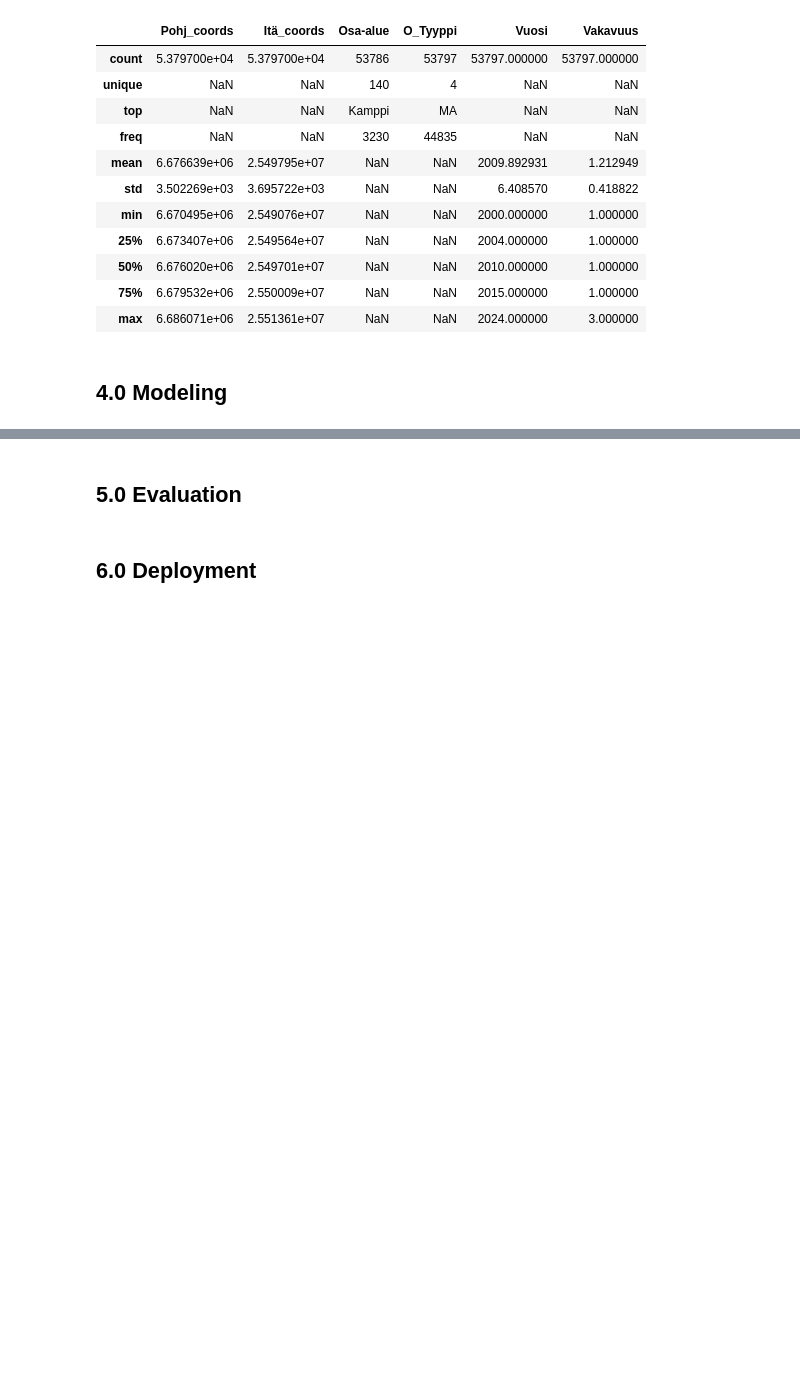
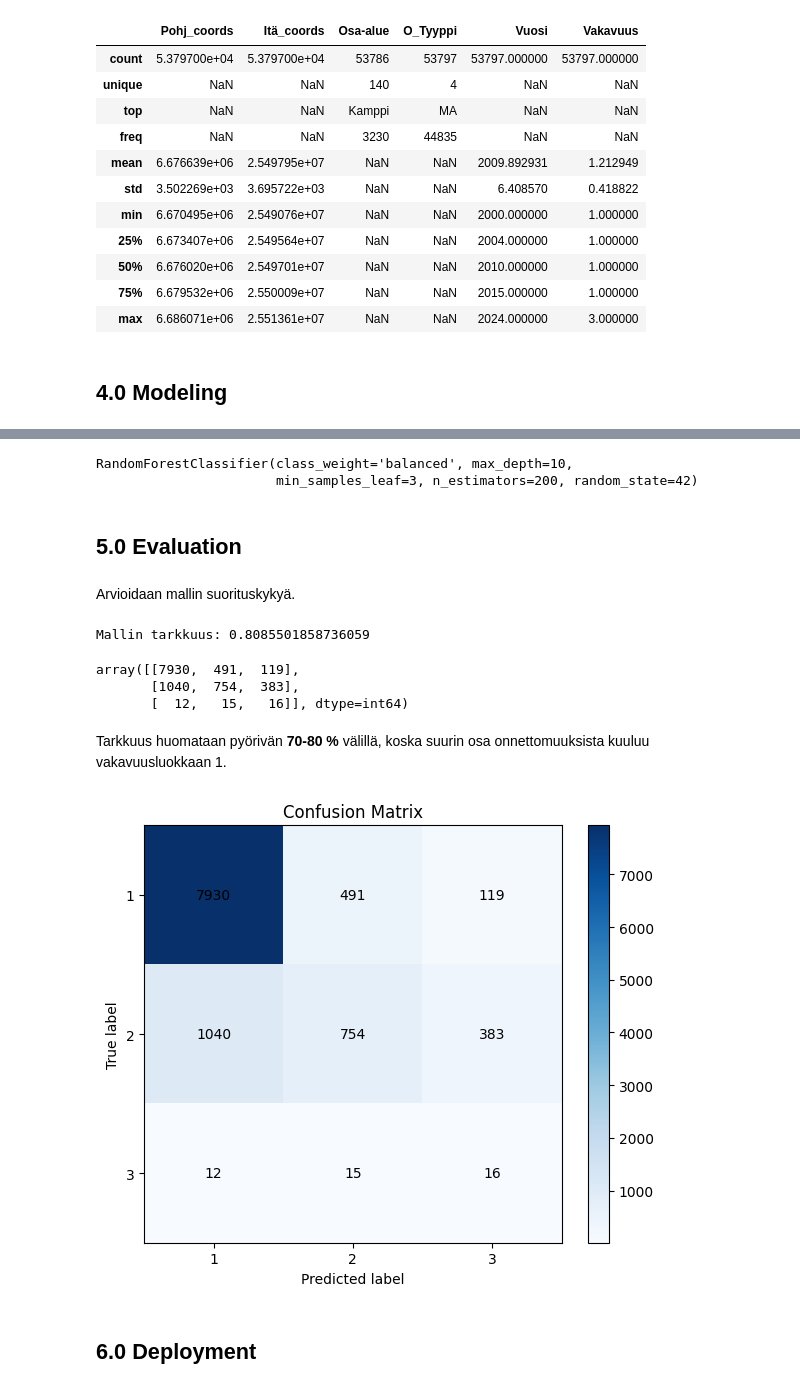
Before and after one commit to TonyKarlin/OhTu_ML_Project, a Jupyter notebook: Liikenneonnettomuudet.ipynb, the cells around one changed output, grey strips where cells are left out. Saved outputs shown, nothing was run; the diff lists cells and outputs as text; code cells hidden in the pictures; blank space fills up the shorter version.

Commit message:
Alustettu 4 modeling osiota ja 5 evaluation

```diff
--- a/Liikenneonnettomuudet.ipynb
+++ b/Liikenneonnettomuudet.ipynb
@@ -197,0 +204,3 @@ accidents.describe(include='all')
+# %%
+X = model_df.drop("Vakavuus", axis=1)
+y = model_df["Vakavuus"]
@@ -197,0 +209,7 @@ accidents.describe(include='all')
+# %%
+X_train, X_test, y_train, y_test = train_test_split(
+    X,
+    y,
+    test_size=0.2,
+    random_state=42
+)
@@ -198,4 +218,56 @@ accidents.describe(include='all')
+# %%
+rf_model = RandomForestClassifier(
+    n_estimators=200,
+    max_depth=10,
+    min_samples_leaf=3,
+    max_features="sqrt",
+    class_weight="balanced",
+    random_state=42
+)
+
+rf_model.fit(X_train, y_train)
+# %% [output]
+RandomForestClassifier(class_weight='balanced', max_depth=10,
+                       min_samples_leaf=3, n_estimators=200, random_state=42)
 # %% [markdown]
 ## 5.0 Evaluation
+# %% [markdown]
+Arvioidaan mallin suorituskykyä.
+# %%
+y_pred = rf_model.predict(X_test)
+# %%
+accuracy = accuracy_score(y_test, y_pred)
+print("Mallin tarkkuus:", accuracy)
+confusion_matrix(y_test, y_pred)
+# %% [output]
+Mallin tarkkuus: 0.8085501858736059
+array([[7930,  491,  119],
+       [1040,  754,  383],
+       [  12,   15,   16]], dtype=int64)
+# %% [markdown]
+Tarkkuus huomataan pyörivän **70-80 %** välillä, koska suurin osa onnettomuuksista kuuluu vakavuusluokkaan 1.
+# %%
+cm = confusion_matrix(y_test, y_pred)
+labels = np.unique(np.concatenate([y_test.values, y_pred]))
+
+plt.figure(figsize=(6, 5))
+plt.imshow(cm, interpolation="nearest", cmap="Blues")
+plt.title("Confusion Matrix")
+plt.colorbar()
+
+tick_marks = np.arange(len(labels))
+plt.xticks(tick_marks, labels)
+plt.yticks(tick_marks, labels)
+plt.xlabel("Predicted label")
+plt.ylabel("True label")
+
+for i in range(cm.shape[0]):
+    for j in range(cm.shape[1]):
+        plt.text(j, i, cm[i, j], ha="center", va="center", color="black")
+
+plt.tight_layout()
+plt.show()
+# %% [output]
+[figure, added]
 # %% [markdown]
 ## 6.0 Deployment
```
Also changed, not shown: parts of 16 cells of this notebook.
